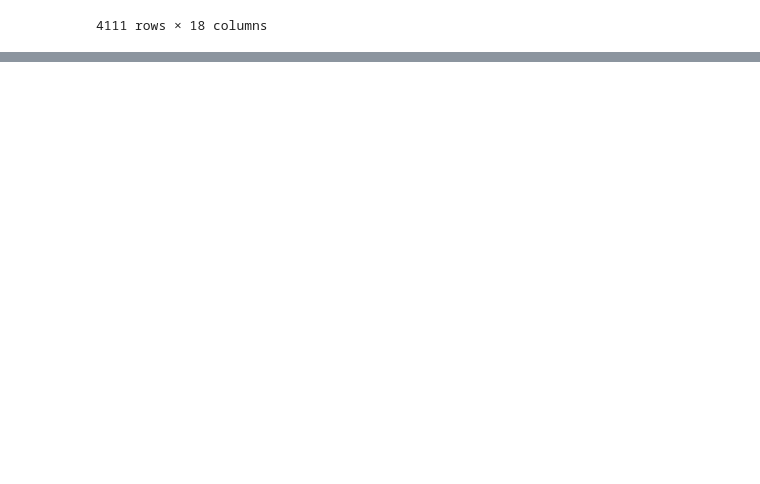
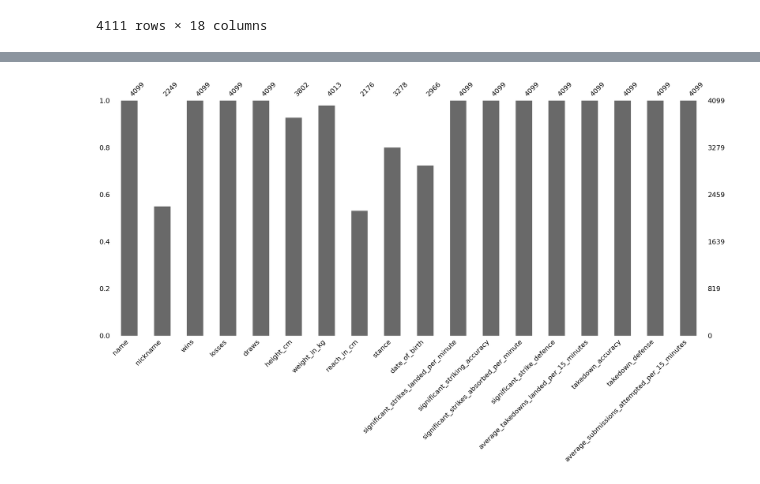
Before and after one commit to theRomansky/ufc-fighter-analytics, a Jupyter notebook: notebooks/main_notebook.ipynb, the cells around one changed output, grey strips where cells are left out. Drawn from its saved outputs; the diff is of its cells as text; code cells hidden in the pictures; blank space fills up the shorter version.

```diff
--- a/notebooks/main_notebook.ipynb
+++ b/notebooks/main_notebook.ipynb
@@ -17,3 +21,6 @@ df
 | 4109 | Matej Penaz | Money | 6 | 1 | 0 | 190.50 | 83.91 | 210.82 | Southpaw | ... |
 | 4110 | Pauline Macias | PITA | 4 | 1 | 0 | 162.56 | 52.16 | 162.56 | Southpaw | ... |
 4111 rows × 18 columns
+# %%
+duplicates = df['name'].duplicated(keep=False)
+df[duplicates]
@@ -19,0 +41,2 @@ df
+# %%
+df2 = df[~duplicates]
@@ -19,0 +60,4 @@ df
+# %%
+msno.bar(df2);
+# %% [output]
+[figure, added]
```
Also changed, not shown: parts of 9 cells of this notebook.
